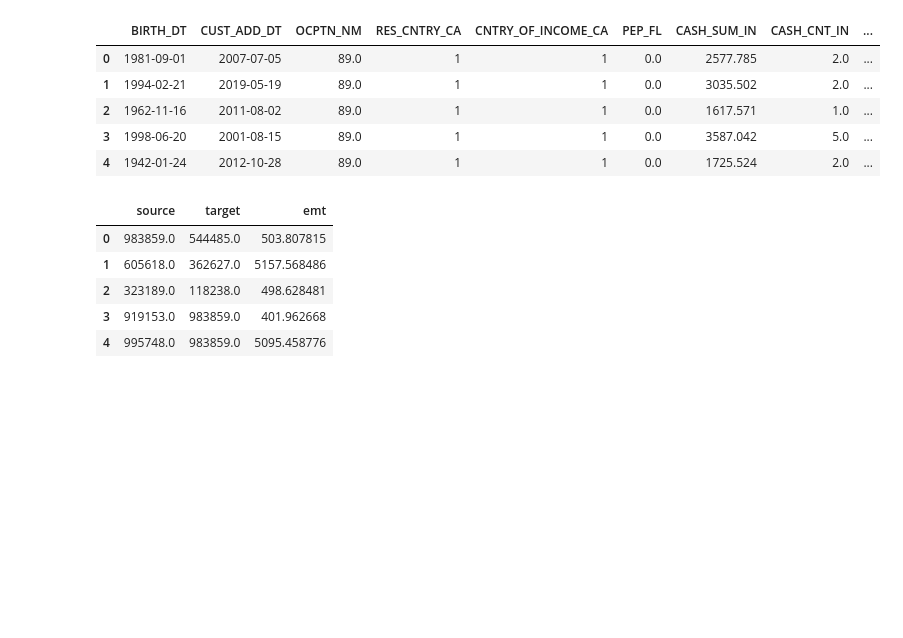
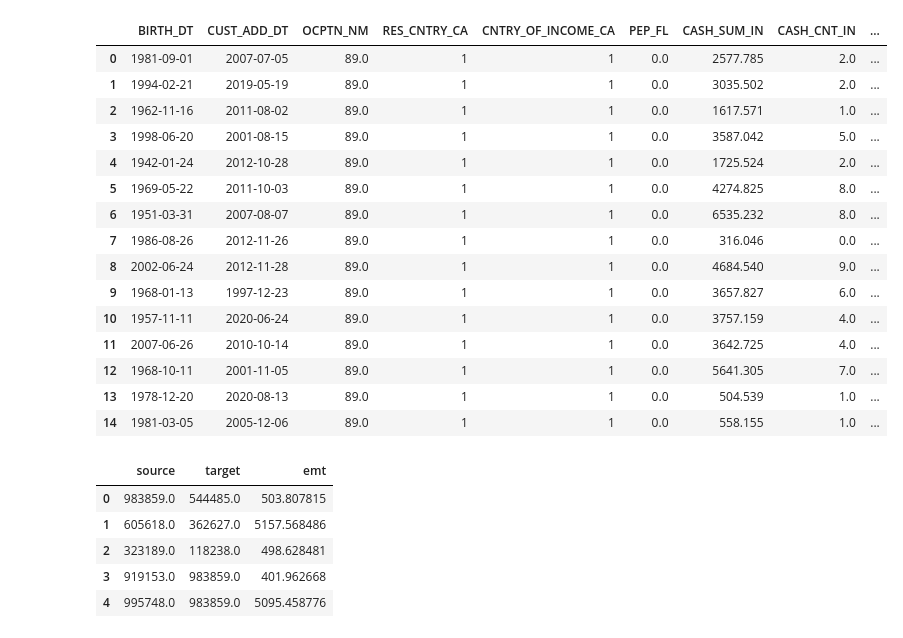
Before and after one commit to HaochenFSong/IMI-Competition, a Jupyter notebook: IMI data read in.ipynb, the cells around one changed output. Cells and saved outputs as stored; diff of their text form; code cells hidden in the pictures; blank space fills up the shorter version.

```diff
--- a/IMI data read in.ipynb
+++ b/IMI data read in.ipynb
@@ -3,14 +7,24 @@ import pandas as pd
 # %%
-nodes = pd.read_csv('UofT_nodes.csv')
+nodes = pd.read_csv('/Users/haochensong/Desktop/IMI competition/UofT_nodes.csv')
 # %%
-nodes.head()
+nodes.head(15)
 # %% [output]
 |  | BIRTH_DT | CUST_ADD_DT | OCPTN_NM | RES_CNTRY_CA | CNTRY_OF_INCOME_CA | PEP_FL | CASH_SUM_IN | CASH_CNT_IN | ... |
 | 0 | 1981-09-01 | 2007-07-05 | 89.0 | 1 | 1 | 0.0 | 2577.785 | 2.0 | ... |
 | 1 | 1994-02-21 | 2019-05-19 | 89.0 | 1 | 1 | 0.0 | 3035.502 | 2.0 | ... |
 | 2 | 1962-11-16 | 2011-08-02 | 89.0 | 1 | 1 | 0.0 | 1617.571 | 1.0 | ... |
 | 3 | 1998-06-20 | 2001-08-15 | 89.0 | 1 | 1 | 0.0 | 3587.042 | 5.0 | ... |
 | 4 | 1942-01-24 | 2012-10-28 | 89.0 | 1 | 1 | 0.0 | 1725.524 | 2.0 | ... |
+| 5 | 1969-05-22 | 2011-10-03 | 89.0 | 1 | 1 | 0.0 | 4274.825 | 8.0 | ... |
+| 6 | 1951-03-31 | 2007-08-07 | 89.0 | 1 | 1 | 0.0 | 6535.232 | 8.0 | ... |
+| 7 | 1986-08-26 | 2012-11-26 | 89.0 | 1 | 1 | 0.0 | 316.046 | 0.0 | ... |
+| 8 | 2002-06-24 | 2012-11-28 | 89.0 | 1 | 1 | 0.0 | 4684.540 | 9.0 | ... |
+| 9 | 1968-01-13 | 1997-12-23 | 89.0 | 1 | 1 | 0.0 | 3657.827 | 6.0 | ... |
+| 10 | 1957-11-11 | 2020-06-24 | 89.0 | 1 | 1 | 0.0 | 3757.159 | 4.0 | ... |
+| 11 | 2007-06-26 | 2010-10-14 | 89.0 | 1 | 1 | 0.0 | 3642.725 | 4.0 | ... |
+| 12 | 1968-10-11 | 2001-11-05 | 89.0 | 1 | 1 | 0.0 | 5641.305 | 7.0 | ... |
+| 13 | 1978-12-20 | 2020-08-13 | 89.0 | 1 | 1 | 0.0 | 504.539 | 1.0 | ... |
+| 14 | 1981-03-05 | 2005-12-06 | 89.0 | 1 | 1 | 0.0 | 558.155 | 1.0 | ... |
 # %%
 edges = pd.read_csv('UofT_edges.csv')
 # %%
```
Also changed, not shown: parts of 16 cells of this notebook.
